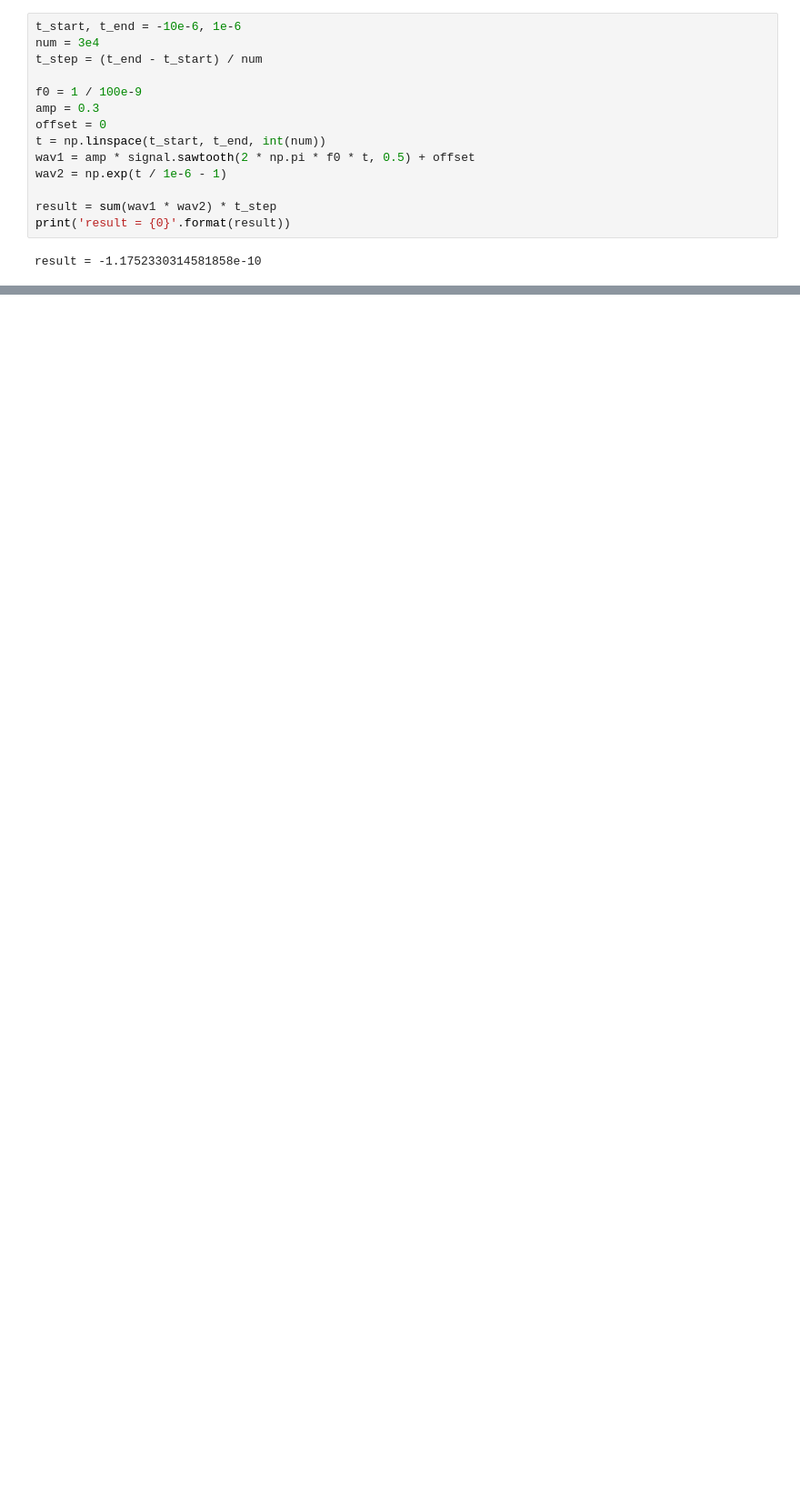
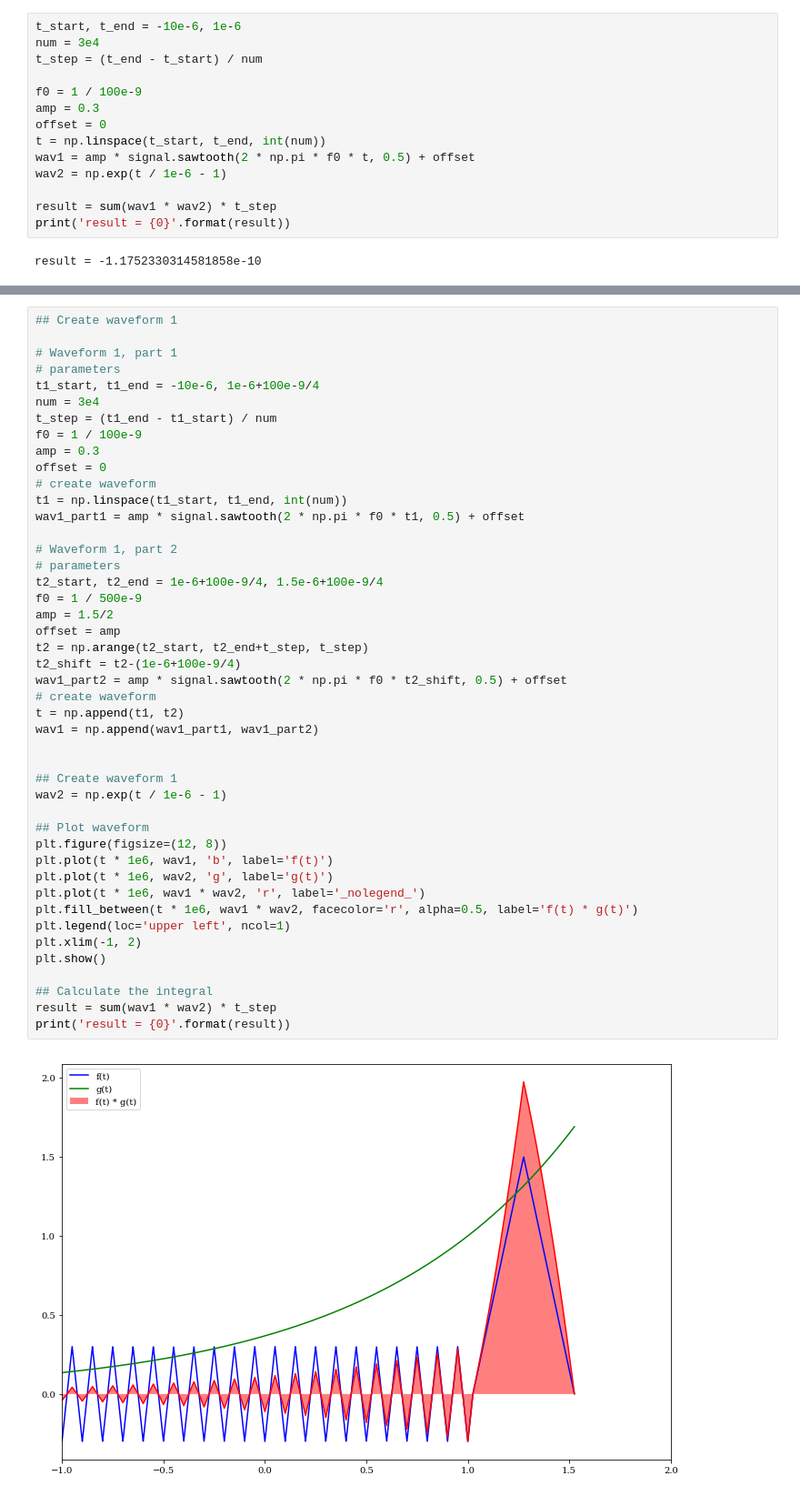
Before and after one commit to FlyToTomorrow/MyJupyterNotebook, a Jupyter notebook: psj.ipynb, the cells around one changed output, grey strips where cells are left out. Shown: that part at 91% size. Drawn from its saved outputs; the diff is of its cells as text; blank space fills up the shorter version.

```diff
--- a/psj.ipynb
+++ b/psj.ipynb
@@ -58,0 +72,47 @@ result = -1.1752330314581858e-10
+# %%
+## Create waveform 1
+
+# Waveform 1, part 1
+# parameters
+t1_start, t1_end = -10e-6, 1e-6+100e-9/4
+num = 3e4
+t_step = (t1_end - t1_start) / num
+f0 = 1 / 100e-9
+amp = 0.3
+offset = 0
+# create waveform
+t1 = np.linspace(t1_start, t1_end, int(num))
+wav1_part1 = amp * signal.sawtooth(2 * np.pi * f0 * t1, 0.5) + offset
+
+# Waveform 1, part 2
+# parameters
+t2_start, t2_end = 1e-6+100e-9/4, 1.5e-6+100e-9/4
+f0 = 1 / 500e-9
+amp = 1.5/2
+offset = amp
+t2 = np.arange(t2_start, t2_end+t_step, t_step)
+t2_shift = t2-(1e-6+100e-9/4)
+wav1_part2 = amp * signal.sawtooth(2 * np.pi * f0 * t2_shift, 0.5) + offset
+# create waveform
+t = np.append(t1, t2)
+wav1 = np.append(wav1_part1, wav1_part2)
+
+
+## Create waveform 1
+wav2 = np.exp(t / 1e-6 - 1)
+
+## Plot waveform
+plt.figure(figsize=(12, 8))
+plt.plot(t * 1e6, wav1, 'b', label='f(t)')
+plt.plot(t * 1e6, wav2, 'g', label='g(t)')
+plt.plot(t * 1e6, wav1 * wav2, 'r', label='_nolegend_')
+plt.fill_between(t * 1e6, wav1 * wav2, facecolor='r', alpha=0.5, label='f(t) * g(t)')
+plt.legend(loc='upper left', ncol=1)
+plt.xlim(-1, 2)
+plt.show()
+
+## Calculate the integral
+result = sum(wav1 * wav2) * t_step
+print('result = {0}'.format(result))
+# %% [output]
+[figure, added]
```
Also changed, not shown: parts of 6 cells of this notebook.
